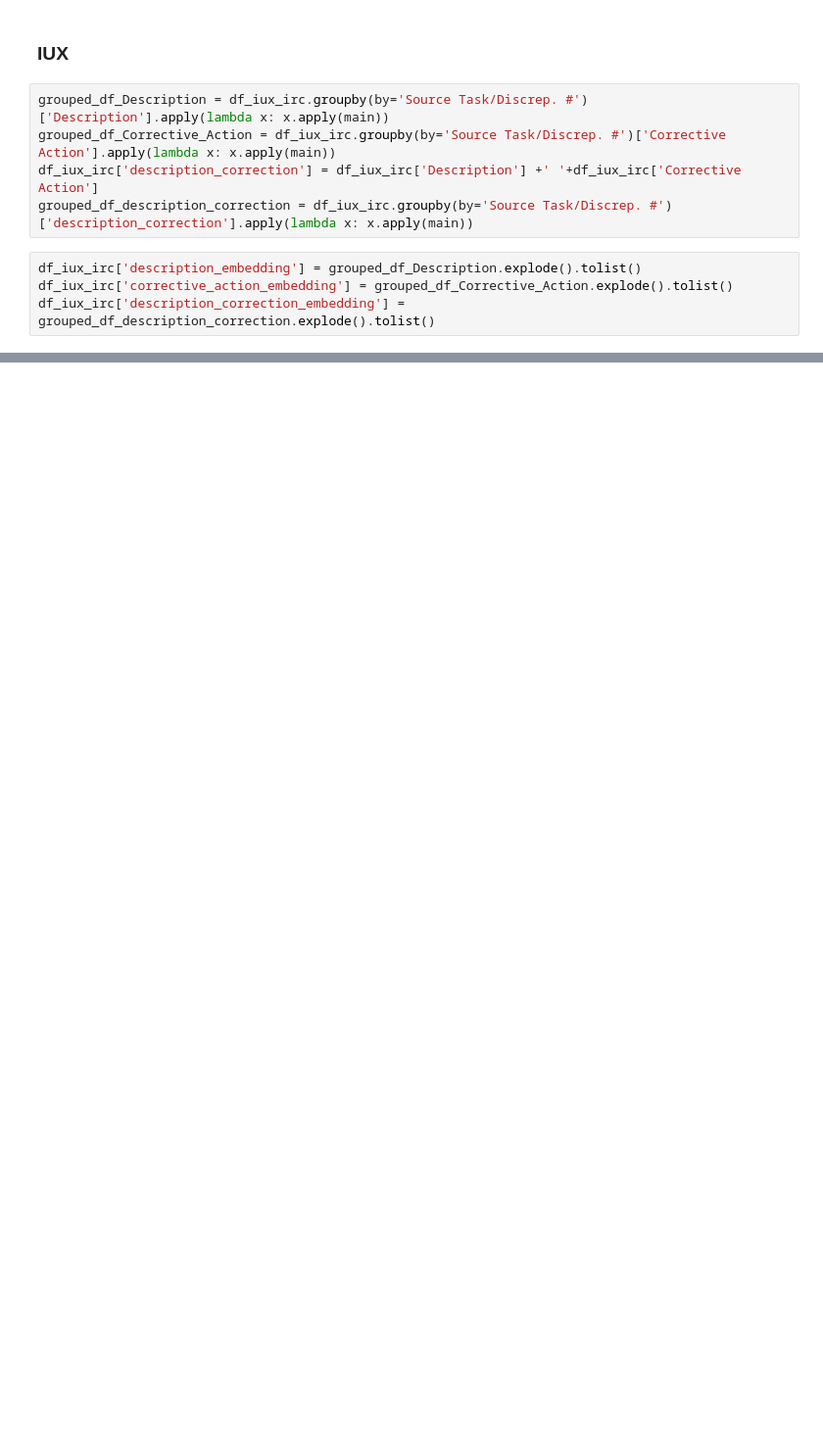
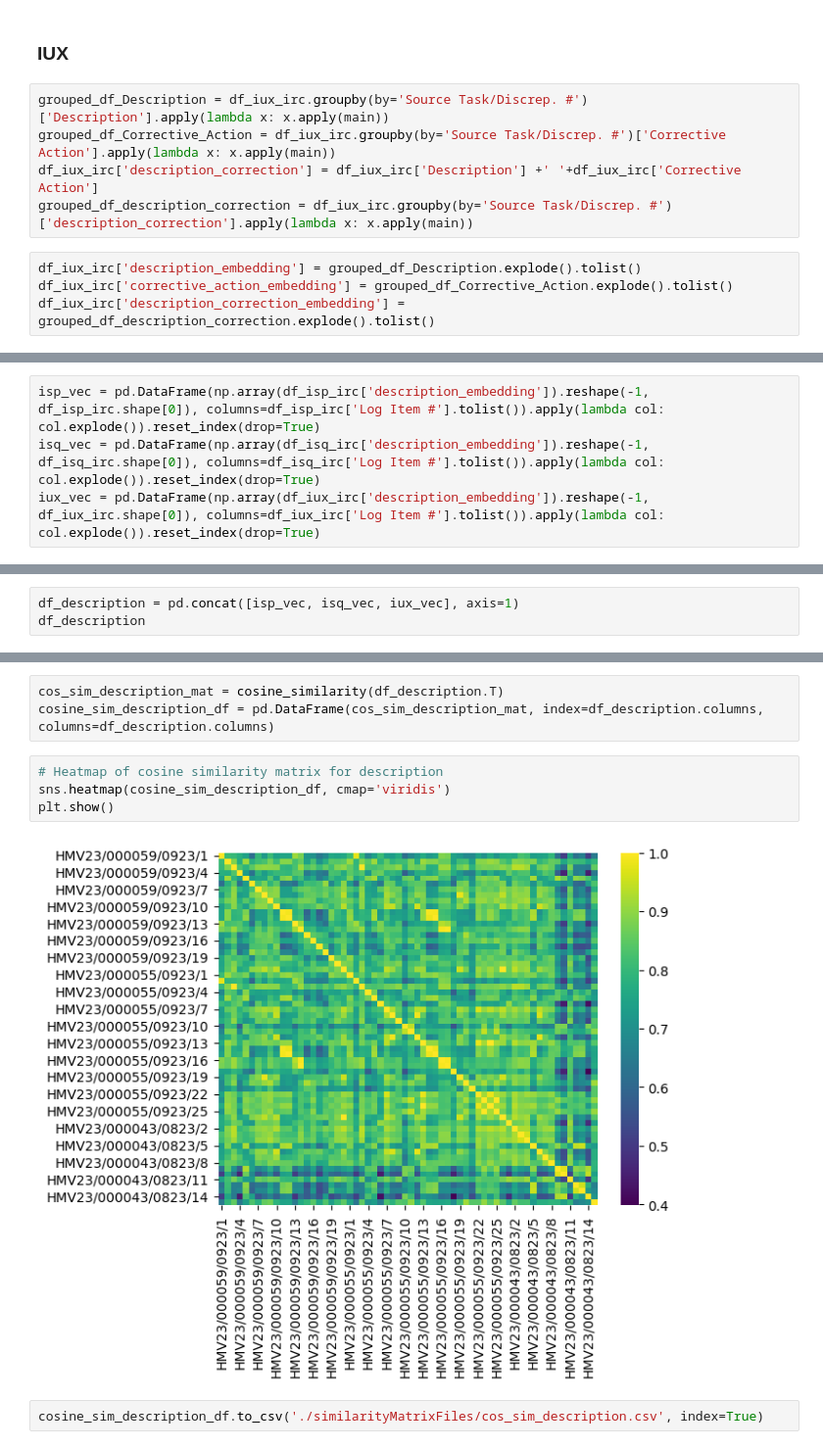
Before and after one commit to ranjithnrjk/gmr, a Jupyter notebook: flight_maintenance.ipynb, the cells around one changed output, grey strips where cells are left out. Shown: that part at 98% size. Cells and saved outputs as stored; diff of their text form; blank space fills up the shorter version.

```diff
--- a/flight_maintenance.ipynb
+++ b/flight_maintenance.ipynb
@@ -242,0 +252,4 @@ df_iux_irc[['Source Task/Discrep. #', 'Description', 'Corrective Action', 'descr
+# %%
+isp_vec = pd.DataFrame(np.array(df_isp_irc['description_embedding']).reshape(-1, df_isp_irc.shape[0]), columns=df_isp_irc['Log Item #'].tolist()).apply(lambda col: col.explode()).reset_index(drop=True)
+isq_vec = pd.DataFrame(np.array(df_isq_irc['description_embedding']).reshape(-1, df_isq_irc.shape[0]), columns=df_isq_irc['Log Item #'].tolist()).apply(lambda col: col.explode()).reset_index(drop=True)
+iux_vec = pd.DataFrame(np.array(df_iux_irc['description_embedding']).reshape(-1, df_iux_irc.shape[0]), columns=df_iux_irc['Log Item #'].tolist()).apply(lambda col: col.explode()).reset_index(drop=True)
@@ -242,0 +274,3 @@ df_iux_irc[['Source Task/Discrep. #', 'Description', 'Corrective Action', 'descr
+# %%
+df_description = pd.concat([isp_vec, isq_vec, iux_vec], axis=1)
+df_description
@@ -242,0 +291,11 @@ df_iux_irc[['Source Task/Discrep. #', 'Description', 'Corrective Action', 'descr
+# %%
+cos_sim_description_mat = cosine_similarity(df_description.T)
+cosine_sim_description_df = pd.DataFrame(cos_sim_description_mat, index=df_description.columns, columns=df_description.columns)
+# %%
+# Heatmap of cosine similarity matrix for description
+sns.heatmap(cosine_sim_description_df, cmap='viridis')
+plt.show()
+# %% [output]
+[figure, added]
+# %%
+cosine_sim_description_df.to_csv('./similarityMatrixFiles/cos_sim_description.csv', index=True)
```
Also changed, not shown: parts of 20 cells of this notebook, 4 other files.
